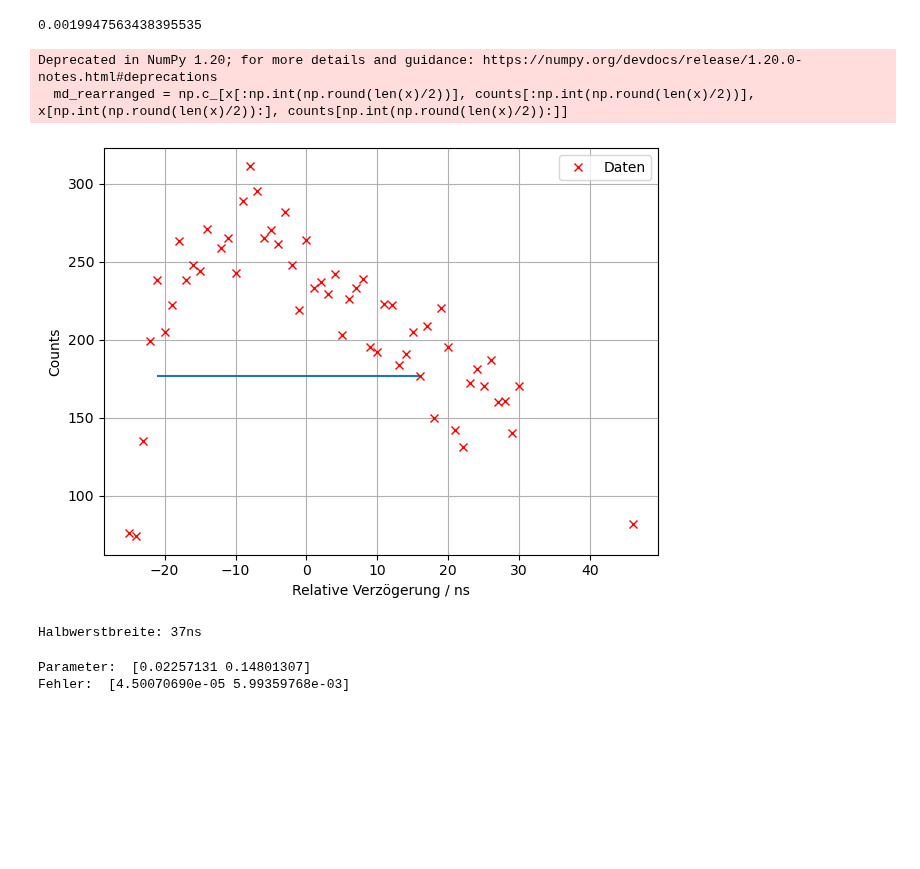
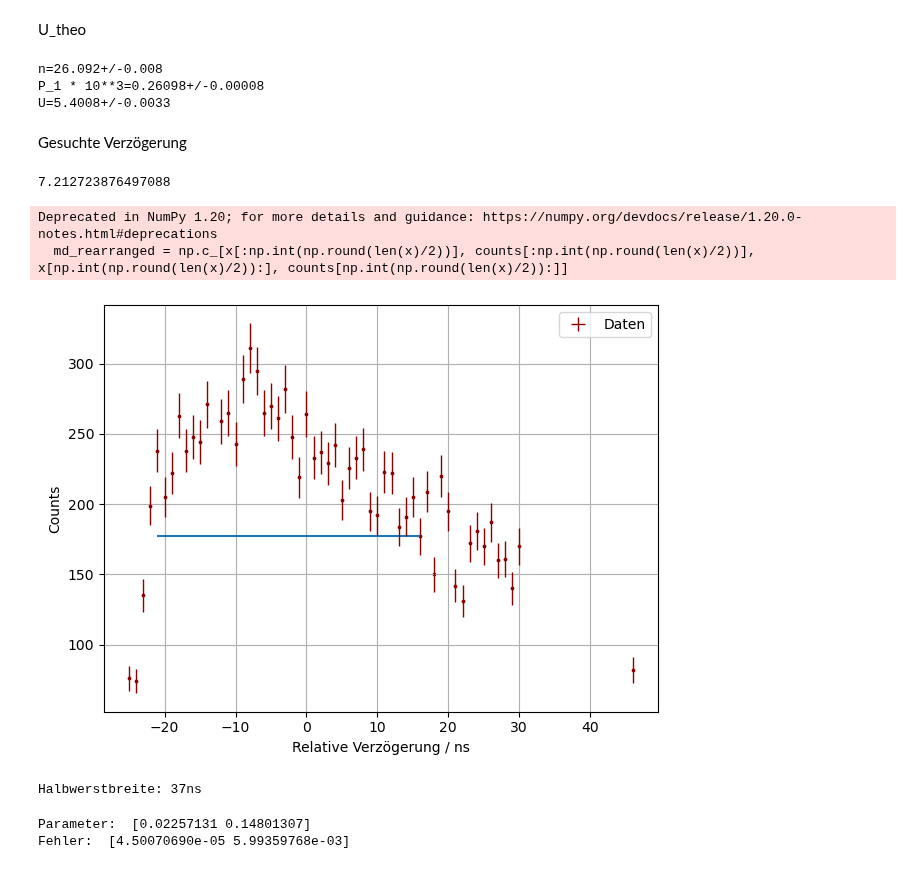
Before and after one commit to waerther/fortgeschrittenenpraktikum, a Jupyter notebook: v01/auswertung.ipynb, the cells around one changed output. Saved outputs shown, nothing was run; the diff lists cells and outputs as text; code cells hidden in the pictures; blank space fills up the shorter version.

```diff
--- a/v01/auswertung.ipynb
+++ b/v01/auswertung.ipynb
@@ -38,32 +39,59 @@ Deprecated in NumPy 1.20; for more details and guidance: https://numpy.org/devdo
 Halbwerstbreite: 25ns
-# %%
-21135/(595280 + 9999999)
-# %% [output]
-0.0019947563438395535
+# %% [markdown]
+U_theo
+# %%
+from uncertainties.umath import exp as uncer_exp
+N_start = 595280 + 9999999
+N_start = ufloat(N_start, np.sqrt(N_start))
+N_ver = 21135
+T_mess = 406080 # In Sekunden (4.7 Tage)
+T_such = 10**(-5) # In Sekunden (10 Mikrosekunden)
+bins = 512
+
+n = N_start / T_mess
+print(f'{n=:}')
+
+P_1 = (T_such  * n) * uncer_exp(T_such * n)
+print(f'{P_1 * 10**3=:}')
+N_Fehl = N_start * P_1
+U = N_Fehl / bins
+print(f'{U=:}')
+# %% [output]
+n=26.092+/-0.008
+P_1 * 10**3=0.26098+/-0.00008
+U=5.4008+/-0.0033
+# %% [markdown]
+Gesuchte Verzögerung
+# %%
+np.sum(counts * np.abs(x)) / np.sum(counts)
+# %% [output]
+7.212723876497088
 # %%
 # Tabelle 1:
 
 md = pd.read_csv('tables/30ns_table.csv')
 md = md.to_numpy()
 x = md[:,0]
 counts = md[:,1]
 md_rearranged = np.c_[x[:np.int(np.round(len(x)/2))], counts[:np.int(np.round(len(x)/2))], x[np.int(np.round(len(x)/2)):], counts[np.int(np.round(len(x)/2)):]]
 # md_rearranged = md.reshape((-1,4))
 
 plt.hlines(md[40,1], md[4,0], md[40,0])
-plt.plot(x, counts, 'r+', label="Daten", marker='x')
+# plt.plot(x, counts, 'r+', label="Daten", marker='x')
+plt.errorbar(x=x, y=counts,xerr=0, yerr=np.sqrt(counts), label="Daten", color='darkred',elinewidth=1, fmt=' ')
+plt.scatter(x=x, y=counts, color='darkred', s=3)
 plt.ylabel('Counts')
 plt.xlabel('Relative Verzögerung / ns')
 plt.tight_layout()
 plt.grid(':')
 plt.legend(loc="best")
 plt.show()
 None
 print('Halbwerstbreite: ' + str(md[40,0] - md[4,0]) + 'ns')
 # %% [output]
 Deprecated in NumPy 1.20; for more details and guidance: https://numpy.org/devdocs/release/1.20.0-notes.html#deprecations
   md_rearranged = np.c_[x[:np.int(np.round(len(x)/2))], counts[:np.int(np.round(len(x)/2))], x[np.int(np.round(len(x)/2)):], counts[np.int(np.round(len(x)/2)):]]
-[figure, old version]
+[figure, new version]
 Halbwerstbreite: 37ns
 # %%
 def func(x, m, b):
```
Also changed, not shown: parts of 2 cells of this notebook, 5 other files.
